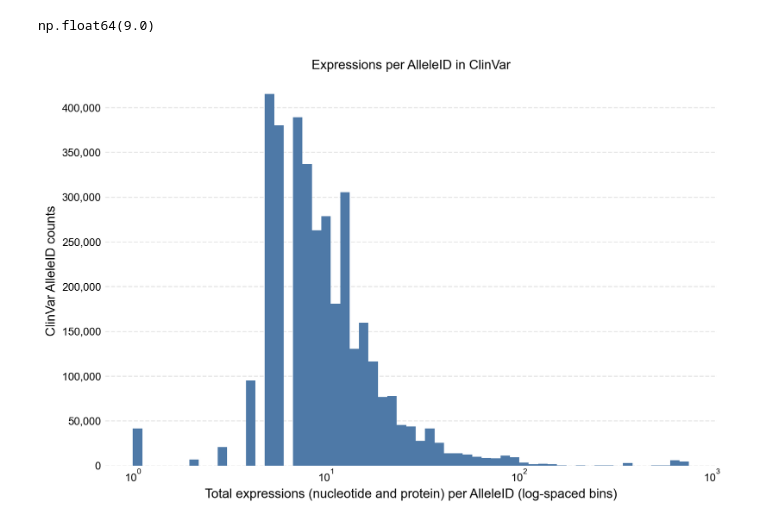
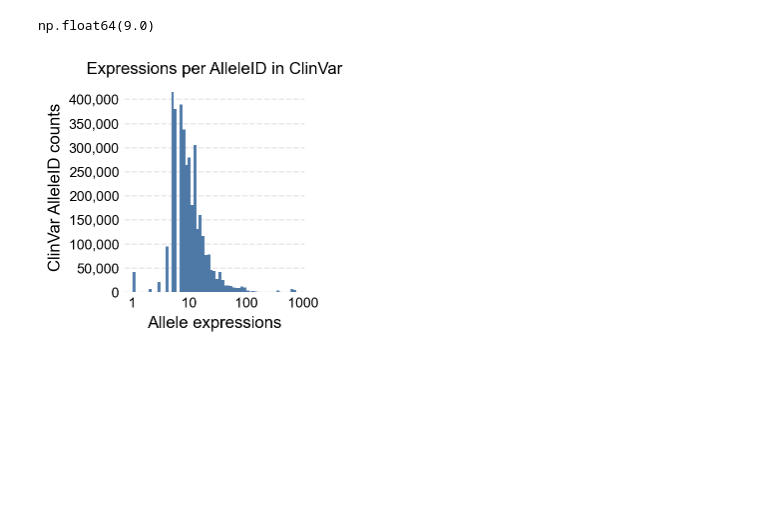
Before and after one commit to ga4gh/2025-catvar-call-to-action, a Jupyter notebook: analyses/clinvar/expressions-per-allele.ipynb, the cells around one changed output. Cells and saved outputs as stored; diff of their text form; code cells hidden in the pictures; blank space fills up the shorter version.

Commit message:
Revised figure 2 sizing

```diff
--- a/analyses/clinvar/expressions-per-allele.ipynb
+++ b/analyses/clinvar/expressions-per-allele.ipynb
@@ -268,36 +268,37 @@ description.loc['50%']
 np.float64(9.0)
 # %%
 filename = f"clinvar-expressions-per-{groupby_column}"
-save_figures = False
+save_figures = True
 
 x = data.to_numpy()
 xmin = max(1, x.min())
 xmax = x.max()
 bins = np.logspace(np.log10(xmin), np.log10(xmax), 60)
 
-fig, ax = plt.subplots(figsize=(9, 6))
+fig, ax = plt.subplots(figsize=(3, 3))
 ax.hist(x, bins=bins, zorder=2, color=tableau10['blue'])
 
 ax.set_xscale('log')
-ax.set_xlabel(f'Total expressions (nucleotide and protein) per {groupby_column} (log-spaced bins)', fontsize=12)
+ax.set_xlabel(f'Allele expressions', fontsize=12)
 ax.set_ylabel(f'ClinVar {groupby_column} counts', fontsize=12)
 ax.set_title(f"Expressions per {groupby_column} in ClinVar", fontsize=12)
 ax.tick_params(axis='both', which='both', length=0)
 
+ax.xaxis.set_major_formatter(ticker.FuncFormatter(lambda x, _: f'{int(x):d}'))
 ax.yaxis.set_major_formatter(ticker.StrMethodFormatter('{x:,.0f}'))
 ax.yaxis.set_major_locator(ticker.MaxNLocator(integer=True))
 
 ax.set_axisbelow(True)
 ax.grid(True, which='both', axis='y', alpha=0.3, linestyle='--', linewidth=1)
 
 remove_spines(ax)
 plt.tight_layout()
 
 if save_figures:
     for suffix in ['png', 'svg']:
         outname = f'{filename}.{suffix}'
         plt.savefig(outname, format=suffix, bbox_inches='tight', dpi=300)
 
 plt.show()
 # %% [output]
-[figure, old version]
+[figure, new version]
```
Also changed, not shown: 11 other files.
